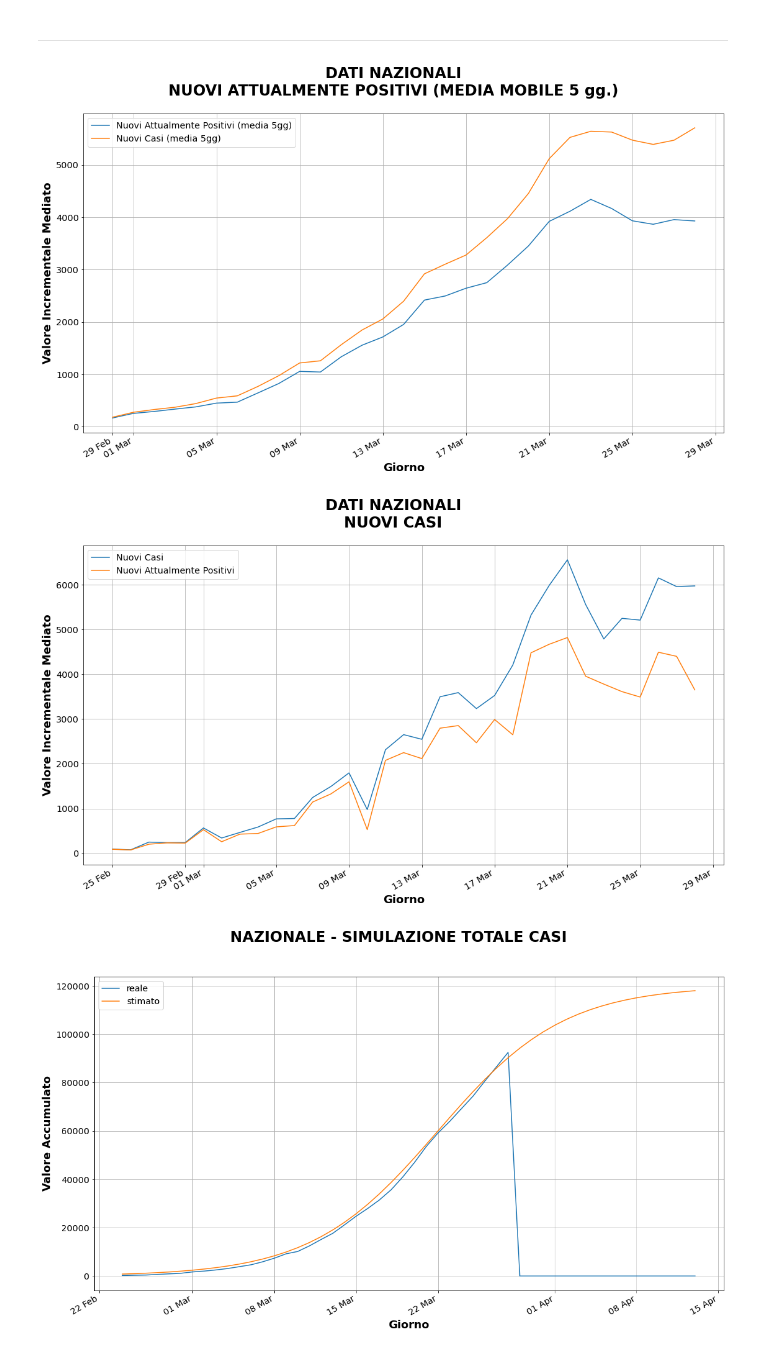
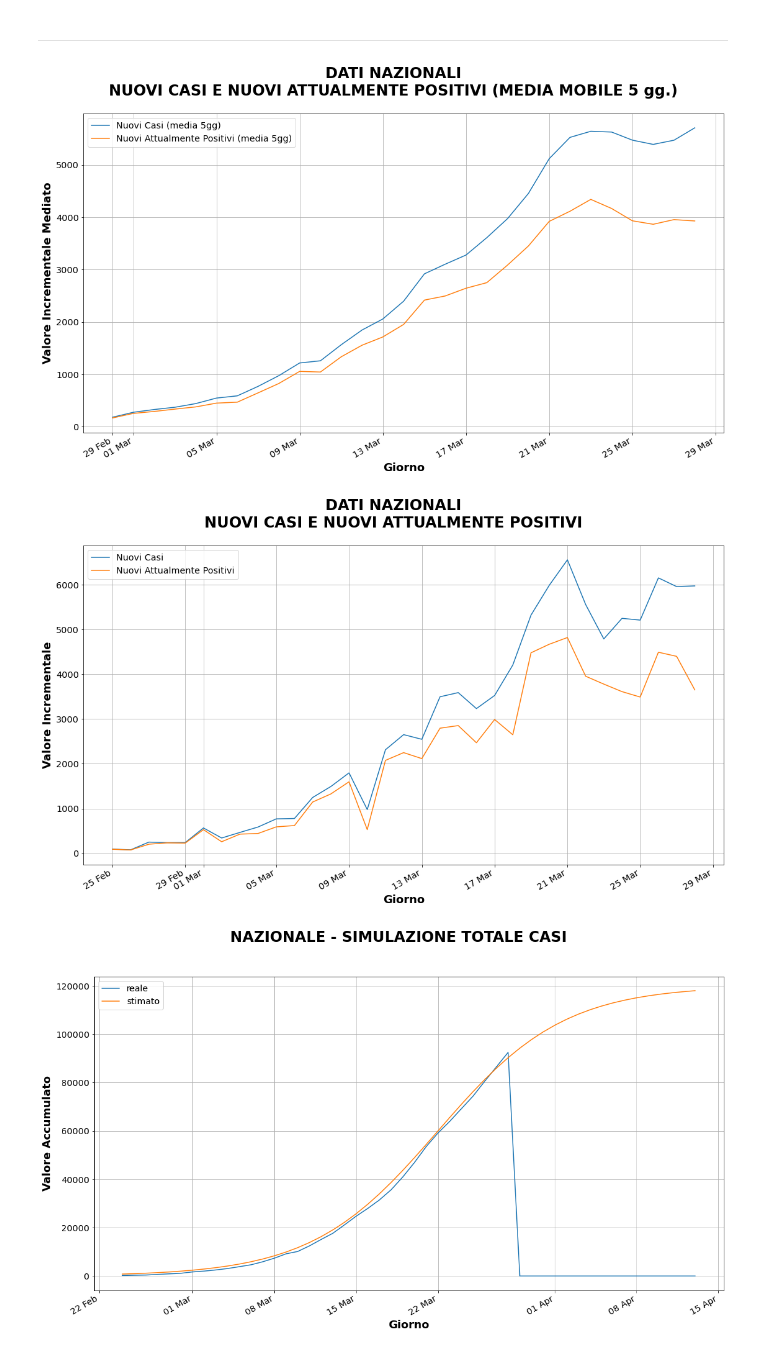
Before and after one commit to foppini975/covid19, a Jupyter notebook: Covid-19 Report.ipynb, the cells around one changed output. Saved outputs shown, nothing was run; the diff lists cells and outputs as text; code cells hidden in the pictures.

```diff
--- a/Covid-19 Report.ipynb
+++ b/Covid-19 Report.ipynb
@@ -297,43 +297,43 @@ def calc_moving_average(df, column, avg_length = 5):
 
 # NAP Media mobile
 AVG_LENGTH = 5
 myValues_NAP_avg = calc_moving_average(df, 'nuovi_attualmente_positivi', AVG_LENGTH)
 myValues_TCdiff_avg = calc_moving_average(df_shift_diff, 'totale_casi', AVG_LENGTH)
 
 def plot_chart(title, xlabel, ylabel, xseries, yseries1, label1, yseries2, label2, xdates = True):
     fig, ax = plt.subplots()
     plt.rcParams.update({'xtick.labelsize': 'x-large', 'ytick.labelsize': 'x-large', 'legend.fontsize': 'x-large'})
     fig.set_size_inches(18.5, 10.5)
     fig.suptitle(title, fontsize=24, fontweight='bold')
     ax.set_xlabel(xlabel, horizontalalignment='center', fontsize=18, fontweight='bold')
     ax.set_ylabel(ylabel, fontsize=18, fontweight='bold')
     ax.plot(xseries, yseries1, label=label1)
     if yseries2 is not None:
         ax.plot(xseries, yseries2, label=label2)
     ax.grid(True)
     if xdates is True:
         myFmt = DateFormatter("%d %b")
         ax.xaxis.set_major_formatter(myFmt)
         ## Rotate date labels automatically
         fig.autofmt_xdate()
     ax.legend()
     plt.show()
 
-plot_chart(title = 'DATI NAZIONALI\nNUOVI ATTUALMENTE POSITIVI (MEDIA MOBILE {} gg.)'.format(AVG_LENGTH),
+plot_chart(title = 'DATI NAZIONALI\nNUOVI CASI E NUOVI ATTUALMENTE POSITIVI (MEDIA MOBILE {} gg.)'.format(AVG_LENGTH),
            xlabel = 'Giorno',
            ylabel = 'Valore Incrementale Mediato',
            xseries = myDates[AVG_LENGTH:],
-           yseries1 = myValues_NAP_avg[AVG_LENGTH:],
-           label1 = "Nuovi Attualmente Positivi (media {}gg)".format(AVG_LENGTH),
-           yseries2 = myValues_TCdiff_avg[AVG_LENGTH:],
-           label2 = "Nuovi Casi (media {}gg)".format(AVG_LENGTH),
+           yseries1 = myValues_TCdiff_avg[AVG_LENGTH:],
+           label1 = "Nuovi Casi (media {}gg)".format(AVG_LENGTH),
+           yseries2 = myValues_NAP_avg[AVG_LENGTH:],
+           label2 = "Nuovi Attualmente Positivi (media {}gg)".format(AVG_LENGTH),
            xdates = True)
 # %% [output]
-[figure, old version]
+[figure, new version]
 # %%
-plot_chart(title = 'DATI NAZIONALI\nNUOVI CASI'.format(AVG_LENGTH),
+plot_chart(title = 'DATI NAZIONALI\nNUOVI CASI E NUOVI ATTUALMENTE POSITIVI'.format(AVG_LENGTH),
            xlabel = 'Giorno',
-           ylabel = 'Valore Incrementale Mediato',
+           ylabel = 'Valore Incrementale',
            xseries = myDates[1:],
            yseries1 = df_shift_diff['totale_casi'][1:],
            label1 = "Nuovi Casi",
@@ -341,7 +341,7 @@ plot_chart(title = 'DATI NAZIONALI\nNUOVI CASI'.format(AVG_LENGTH),
            label2 = "Nuovi Attualmente Positivi",
            xdates = True)
 # %% [output]
-[figure, old version]
+[figure, new version]
 # %%
 #myDates_sim = [datetime.datetime.strptime(d,"%Y-%m-%d %H:%M:%S").date() for d in df['data']]
 myDates_sim = [datetime.datetime.strptime(d,"%Y-%m-%dT%H:%M:%S").date() for d in df['data']]
```
Also changed, not shown: parts of 1 cell of this notebook.
